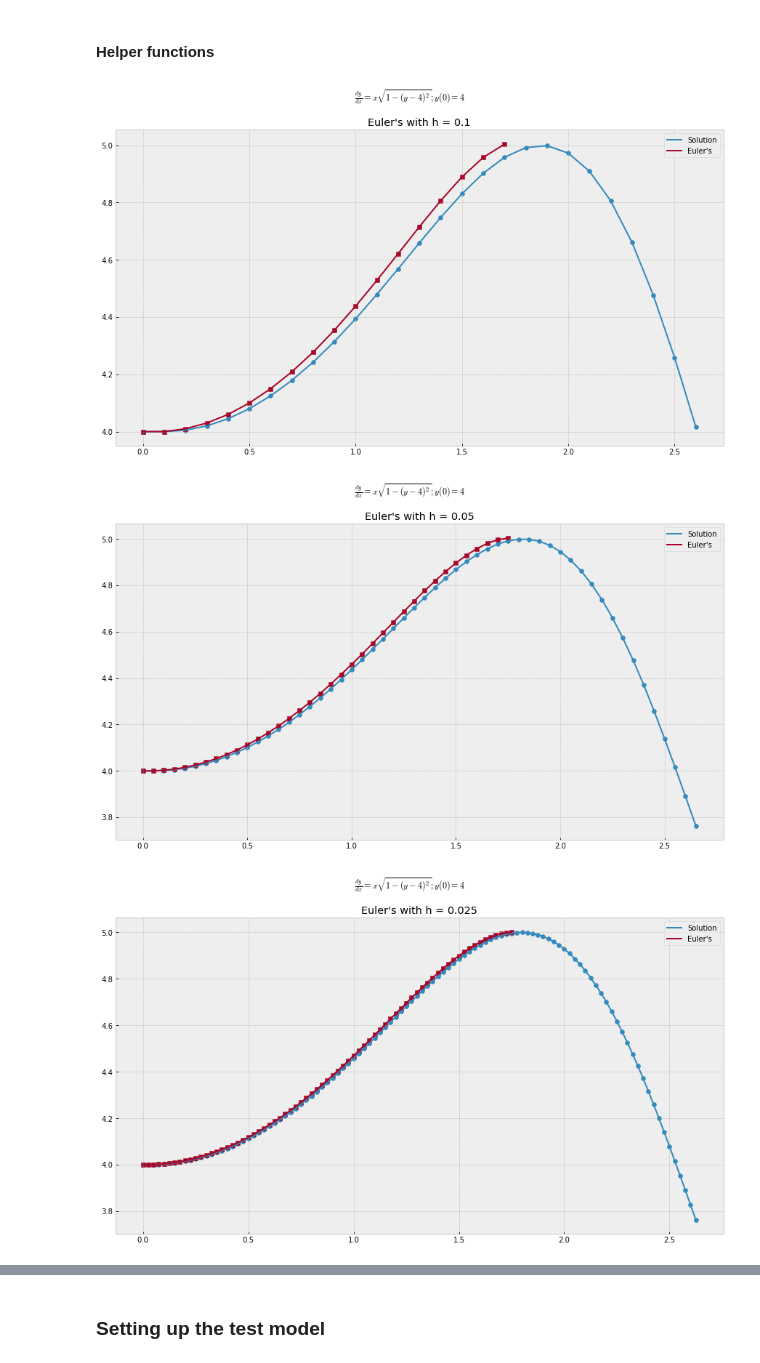
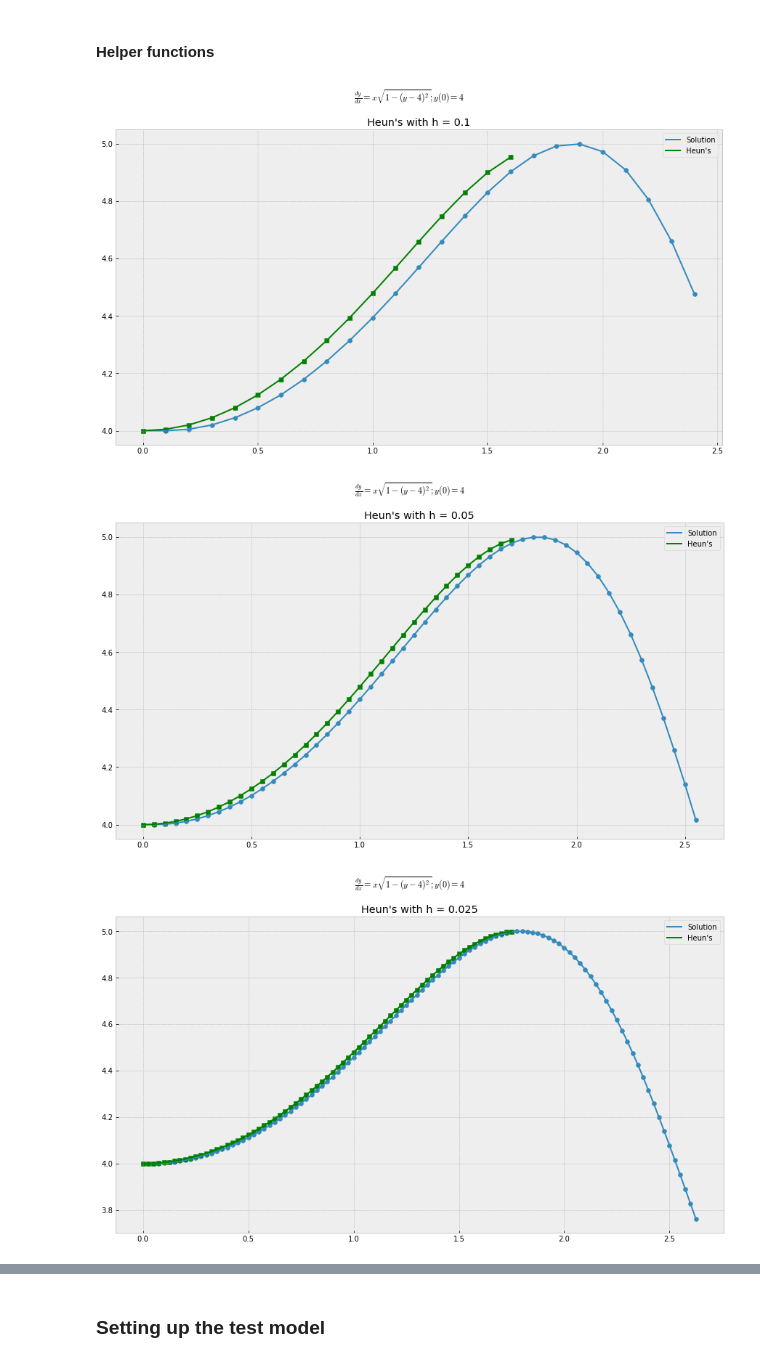
Before and after one commit to lennemo09/Scientific-Computing-Collection, a Jupyter notebook: notebooks/dynamical-systems-and-ODEs/heuns-method.ipynb, the cells around one changed output, grey strips where cells are left out. Drawn from its saved outputs; the diff is of its cells as text; code cells hidden in the pictures.

Commit message:
Updated Heun's method.

```diff
--- a/notebooks/dynamical-systems-and-ODEs/heuns-method.ipynb
+++ b/notebooks/dynamical-systems-and-ODEs/heuns-method.ipynb
@@ -17,5 +17,5 @@ IPython.OutputArea.prototype._should_scroll = function(lines) {
 # %%
-def eulers(h, f, domain):
+def heuns(h, f, domain):
     x0 = domain[0][0]
     y0 = domain[0][1]
     x_end = domain[1][0]
@@ -29,17 +29,17 @@ def eulers(h, f, domain):
     while x <= x_end:
 
         dxdy = f(x,y)
-        if f(x,y) is None:
+        dxdy_next = f(x+h, y + h*f(x,y))
+        if f(x,y) is None or dxdy_next is None:
             break
 
         x_next = x + h
-        y_next = y + h*dxdy
+        y_next = y + 0.5*h*(dxdy + dxdy_next)
 
         pts.append((x_next,y_next))
 
         x = pts[-1][0]
         y = pts[-1][1]
-
     return pts
 # %% [markdown]
 #### Helper functions
@@ -85,34 +85,35 @@ def dydx_2(x,y):
 # %%
 hs = [0.1,0.05,0.025,0.0125]
 
 def test_a():
-    for k in range(len(hs)):
-        h = hs[k]
+    for j in range(len(hs)):
+        h = hs[j]
         domain = [(0,4),(100,100)]
 
-        pts1 = eulers(h,dydx_1,domain)
-        xs1 = [p[0] for p in pts1]
-        ys1 = [p[1] for p in pts1]
+        pts1b = heuns(h,dydx_1,domain)
+        xs1b = [p[0] for p in pts1b]
+        ys1b = [p[1] for p in pts1b]
 
-        sols1 = get_sols(sol1, h, int(len(pts1)*1.5), domain)
+        sols1 = get_sols(sol1, h, int(len(pts1b)*1.5), domain)
 
         sols_x1 = [p[0] for p in sols1]
         sols_y1 = [p[1] for p in sols1]
 
-        figure(k)
+        figure(j+len(hs))
         plt.suptitle(r'$\frac{dy}{dx} = x\sqrt{1 - (y-4)^{2}} ;y(0) = 4$')
-        plt.title("Euler's with h = {}".format(h))
+        plt.title("Heun's with h = {}".format(h))
 
         scatter(sols_x1,sols_y1)
         plot(sols_x1,sols_y1, label='Solution')
 
-        scatter(xs1,ys1,marker='s')
-        plot(xs1,ys1, label='Euler\'s')
+        scatter(xs1b,ys1b,color='green',marker='s')
+        plot(xs1b,ys1b,color='green', label='Heun\'s')
+
 
         plt.legend()
         #plt.grid()
 test_a()
 # %% [output]
-[figure, old version]
+[figure, new version]
-[figure, old version]
+[figure, new version]
-[figure, old version]
+[figure, new version]
```
Also changed, not shown: parts of 7 cells of this notebook.
